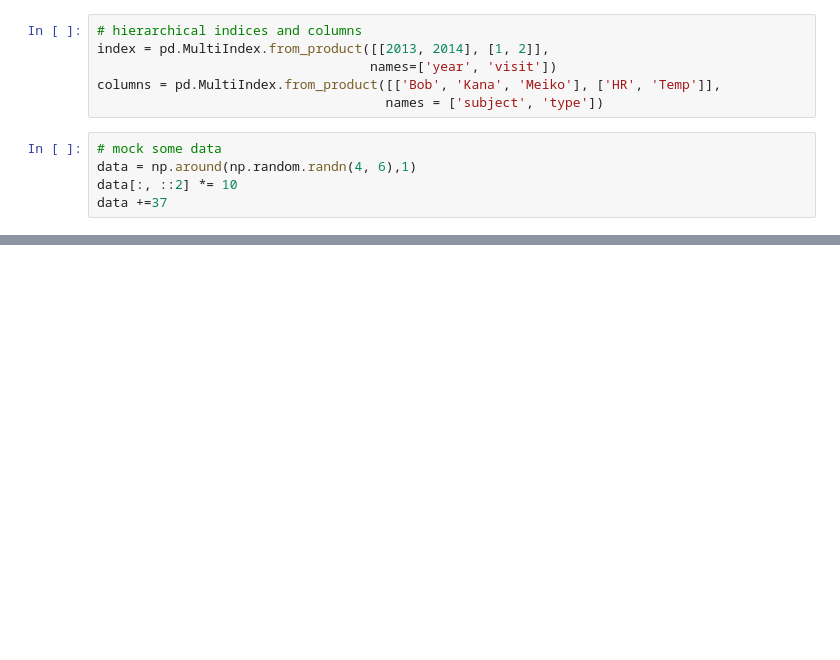
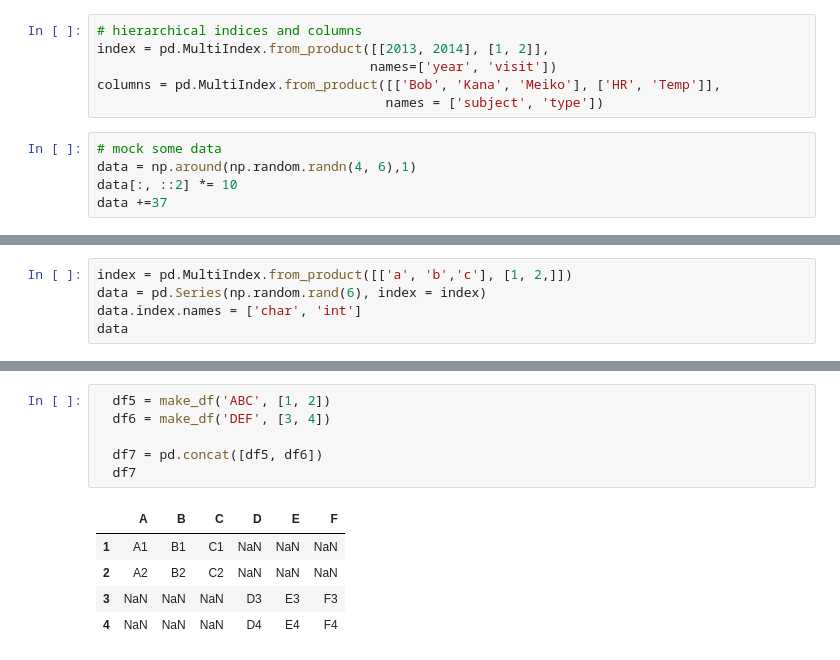
Before and after one commit to KazumaShachou/DataScience, a Jupyter notebook: Pandas_DataManipulation_2.ipynb, the cells around one changed output, grey strips where cells are left out. Cells and saved outputs as stored; diff of their text form; blank space fills up the shorter version.

```diff
--- a/Pandas_DataManipulation_2.ipynb
+++ b/Pandas_DataManipulation_2.ipynb
@@ -200,0 +319,5 @@ health_data
+# %%
+index = pd.MultiIndex.from_product([['a', 'b','c'], [1, 2,]])
+data = pd.Series(np.random.rand(6), index = index)
+data.index.names = ['char', 'int']
+data
@@ -200,0 +537,12 @@ health_data
+# %%
+  df5 = make_df('ABC', [1, 2])
+  df6 = make_df('DEF', [3, 4])
+
+  df7 = pd.concat([df5, df6])
+  df7
+# %% [output]
+|  | A | B | C | D | E | F |
+| 1 | A1 | B1 | C1 | NaN | NaN | NaN |
+| 2 | A2 | B2 | C2 | NaN | NaN | NaN |
+| 3 | NaN | NaN | NaN | D3 | E3 | F3 |
+| 4 | NaN | NaN | NaN | D4 | E4 | F4 |
```
Also changed, not shown: parts of 42 cells of this notebook.
